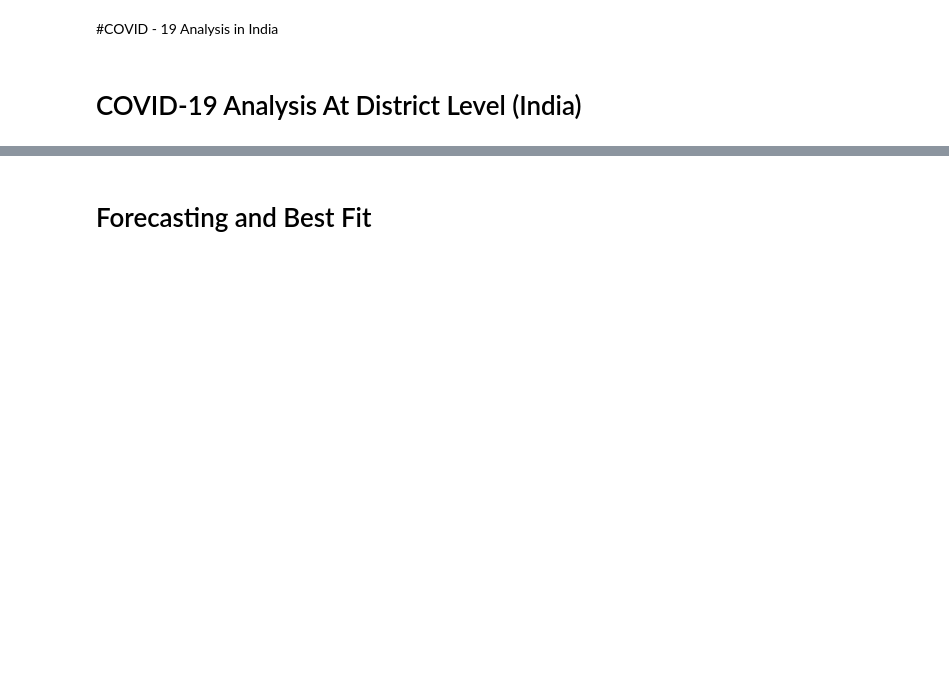
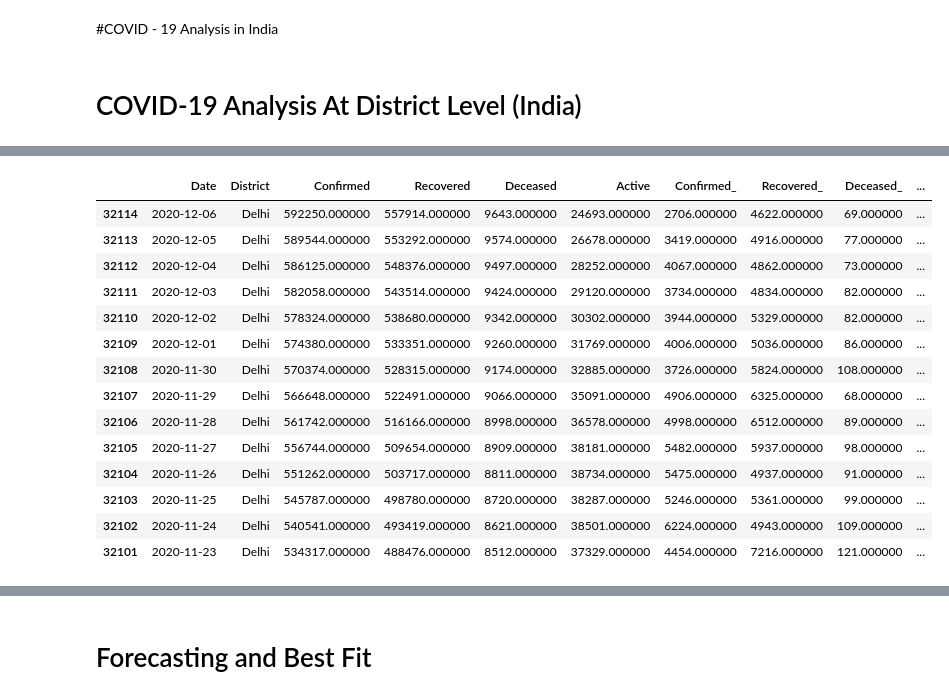
Before and after one commit to terminate9298/Corona-Visualization-and-Prediction, a Jupyter notebook: COVID 19 Visualization and Forecasting.ipynb, the cells around one changed output, grey strips where cells are left out. Cells and saved outputs as stored; diff of their text form; code cells hidden in the pictures; blank space fills up the shorter version.

```diff
--- a/COVID 19 Visualization and Forecasting.ipynb
+++ b/COVID 19 Visualization and Forecasting.ipynb
@@ -1010,7 +1076,7 @@ Plot_District = "Delhi" #@param ['Agar Malwa', 'Agra', 'Ahmedabad', 'Ahmednagar'
 Sort_By = "Confirmed" #@param ['Confirmed', 'Recovered', 'Deceased','Tested','Active','Confirmed_', 'Recovered_', 'Deceased_','Death Rate (per 100)', 'Cure Rate (per 100)']
 Plot_Last = 14 #@param {type:"slider", min:1, max:100, step:1}
 
-display(Markdown("<h2> STATE WISE CONFIRMED, DEATH AND CURED CASES of 2019-nCoV AS OF {}</h2>".format(Date)))
+display(Markdown("<h2> STATE WISE CONFIRMED, DEATH AND CURED CASES of 2019-nCoV AS OF {}</h2>".format(District_['Date'].max())))
 temp = District_[District_['District'] == Plot_District]
 temp['Date'] = temp['Date'].astype(str)
 # tabular_index = temp[temp['Date'] == Date].index.values[0]
@@ -1028,3 +1094,4 @@ temp[['Date','District','Confirmed', 'Recovered', 'Deceased','Active','Confirmed
                           .background_gradient(cmap='PuRd',subset=["Recovered_"])\
                           .background_gradient(cmap='Blues',subset=["Deceased_"])\
                           .background_gradient(cmap='rocket',subset=["Tested"])
+# %% [output]
@@ -1031,3 +1099,18 @@ temp[['Date','District','Confirmed', 'Recovered', 'Deceased','Active','Confirmed
+|  | Date | District | Confirmed | Recovered | Deceased | Active | Confirmed_ | Recovered_ | Deceased_ | ... |
+| 32114 | 2020-12-06 | Delhi | 592250.000000 | 557914.000000 | 9643.000000 | 24693.000000 | 2706.000000 | 4622.000000 | 69.000000 | ... |
+| 32113 | 2020-12-05 | Delhi | 589544.000000 | 553292.000000 | 9574.000000 | 26678.000000 | 3419.000000 | 4916.000000 | 77.000000 | ... |
+| 32112 | 2020-12-04 | Delhi | 586125.000000 | 548376.000000 | 9497.000000 | 28252.000000 | 4067.000000 | 4862.000000 | 73.000000 | ... |
+| 32111 | 2020-12-03 | Delhi | 582058.000000 | 543514.000000 | 9424.000000 | 29120.000000 | 3734.000000 | 4834.000000 | 82.000000 | ... |
+| 32110 | 2020-12-02 | Delhi | 578324.000000 | 538680.000000 | 9342.000000 | 30302.000000 | 3944.000000 | 5329.000000 | 82.000000 | ... |
+| 32109 | 2020-12-01 | Delhi | 574380.000000 | 533351.000000 | 9260.000000 | 31769.000000 | 4006.000000 | 5036.000000 | 86.000000 | ... |
+| 32108 | 2020-11-30 | Delhi | 570374.000000 | 528315.000000 | 9174.000000 | 32885.000000 | 3726.000000 | 5824.000000 | 108.000000 | ... |
+| 32107 | 2020-11-29 | Delhi | 566648.000000 | 522491.000000 | 9066.000000 | 35091.000000 | 4906.000000 | 6325.000000 | 68.000000 | ... |
+| 32106 | 2020-11-28 | Delhi | 561742.000000 | 516166.000000 | 8998.000000 | 36578.000000 | 4998.000000 | 6512.000000 | 89.000000 | ... |
+| 32105 | 2020-11-27 | Delhi | 556744.000000 | 509654.000000 | 8909.000000 | 38181.000000 | 5482.000000 | 5937.000000 | 98.000000 | ... |
+| 32104 | 2020-11-26 | Delhi | 551262.000000 | 503717.000000 | 8811.000000 | 38734.000000 | 5475.000000 | 4937.000000 | 91.000000 | ... |
+| 32103 | 2020-11-25 | Delhi | 545787.000000 | 498780.000000 | 8720.000000 | 38287.000000 | 5246.000000 | 5361.000000 | 99.000000 | ... |
+| 32102 | 2020-11-24 | Delhi | 540541.000000 | 493419.000000 | 8621.000000 | 38501.000000 | 6224.000000 | 4943.000000 | 109.000000 | ... |
+| 32101 | 2020-11-23 | Delhi | 534317.000000 | 488476.000000 | 8512.000000 | 37329.000000 | 4454.000000 | 7216.000000 | 121.000000 | ... |
 # %%
 #@markdown <h3>⬅️ Click Here to START Plotting</h3>
 #@markdown <br><center><img src='https://images.vexels.com/media/users/3/151175/isolated/preview/c8cccfd752a2c029daaa084aca6bb2bc-percent-pie-chart-doodle-by-vexels.png' height="200" alt="Gdrive-logo"/></center>
```
Also changed, not shown: parts of 25 cells of this notebook.
